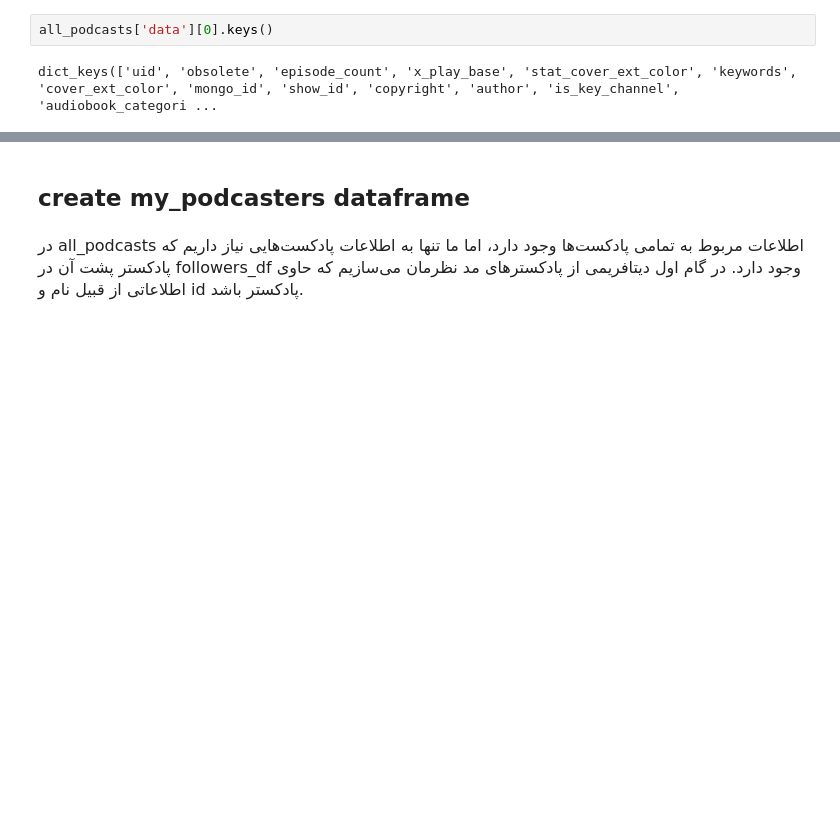
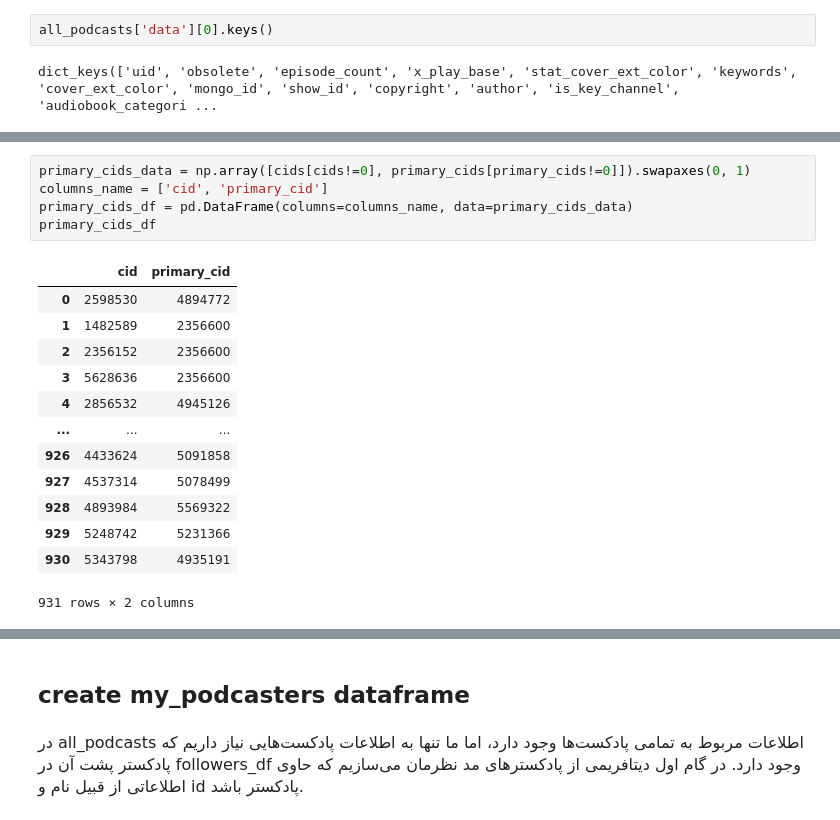
Before and after one commit to 0xkamkar/ML_Project, a Jupyter notebook: Milestone1/1-Data/Data.ipynb, the cells around one changed output, grey strips where cells are left out. Cells and saved outputs as stored; diff of their text form; blank space fills up the shorter version.

```diff
--- a/Milestone1/1-Data/Data.ipynb
+++ b/Milestone1/1-Data/Data.ipynb
@@ -137,0 +155,19 @@ dict_keys(['uid', 'obsolete', 'episode_count', 'x_play_base', 'stat_cover_ext_co
+# %%
+primary_cids_data = np.array([cids[cids!=0], primary_cids[primary_cids!=0]]).swapaxes(0, 1)
+columns_name = ['cid', 'primary_cid']
+primary_cids_df = pd.DataFrame(columns=columns_name, data=primary_cids_data)
+primary_cids_df
+# %% [output]
+|  | cid | primary_cid |
+| 0 | 2598530 | 4894772 |
+| 1 | 1482589 | 2356600 |
+| 2 | 2356152 | 2356600 |
+| 3 | 5628636 | 2356600 |
+| 4 | 2856532 | 4945126 |
+| ... | ... | ... |
+| 926 | 4433624 | 5091858 |
+| 927 | 4537314 | 5078499 |
+| 928 | 4893984 | 5569322 |
+| 929 | 5248742 | 5231366 |
+| 930 | 5343798 | 4935191 |
+931 rows × 2 columns
```
Also changed, not shown: parts of 8 cells of this notebook, 1 other file.
